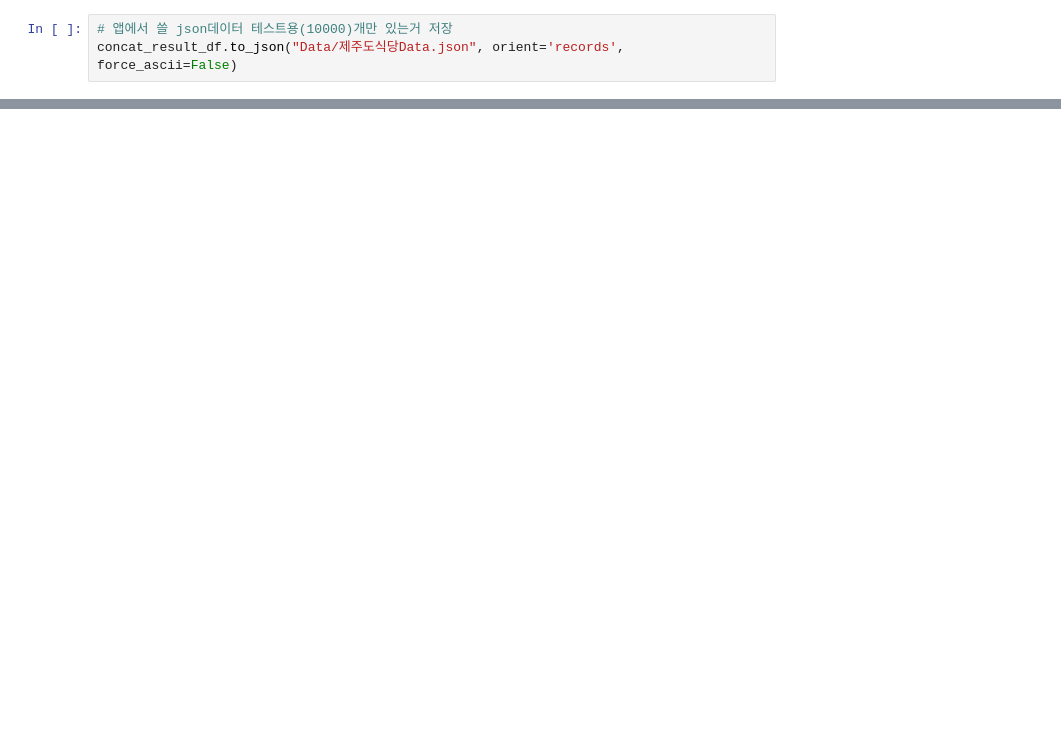
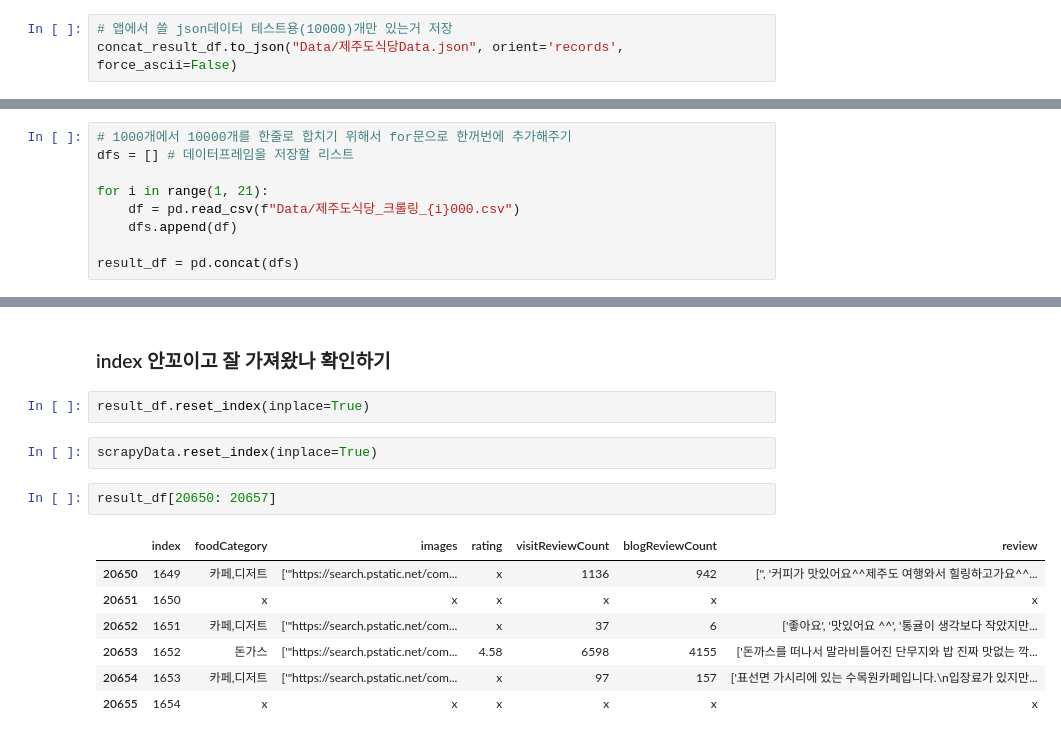
Before and after one commit to JejuTravelApp/DataAnalysis, a Jupyter notebook: TY_크롤링데이터전처리.ipynb, the cells around one changed output, grey strips where cells are left out. Saved outputs shown, nothing was run; the diff lists cells and outputs as text; blank space fills up the shorter version.

```diff
--- a/TY_크롤링데이터전처리.ipynb
+++ b/TY_크롤링데이터전처리.ipynb
@@ -121,0 +148,9 @@ concat_result_df.to_json("Data/제주도식당Data.json", orient='records', forc
+# %%
+# 1000개에서 10000개를 한줄로 합치기 위해서 for문으로 한꺼번에 추가해주기
+dfs = [] # 데이터프레임을 저장할 리스트
+
+for i in range(1, 21):
+    df = pd.read_csv(f"Data/제주도식당_크롤링_{i}000.csv")
+    dfs.append(df)
+
+result_df = pd.concat(dfs)
@@ -121,0 +172,16 @@ concat_result_df.to_json("Data/제주도식당Data.json", orient='records', forc
+# %% [markdown]
+### index 안꼬이고 잘 가져왔나 확인하기
+# %%
+result_df.reset_index(inplace=True)
+# %%
+scrapyData.reset_index(inplace=True)
+# %%
+result_df[20650: 20657]
+# %% [output]
+|  | index | foodCategory | images | rating | visitReviewCount | blogReviewCount | review |
+| 20650 | 1649 | 카페,디저트 | ['"https://search.pstatic.net/com... | x | 1136 | 942 | ['', '커피가 맛있어요^^제주도 여행와서 힐링하고가요^^... |
+| 20651 | 1650 | x | x | x | x | x | x |
+| 20652 | 1651 | 카페,디저트 | ['"https://search.pstatic.net/com... | x | 37 | 6 | ['좋아요', '맛있어요 ^^', '통귤이 생각보다 작았지만... |
+| 20653 | 1652 | 돈가스 | ['"https://search.pstatic.net/com... | 4.58 | 6598 | 4155 | ['돈까스를 떠나서 말라비틀어진 단무지와 밥 진짜 맛없는 깍... |
+| 20654 | 1653 | 카페,디저트 | ['"https://search.pstatic.net/com... | x | 97 | 157 | ['표선면 가시리에 있는 수목원카페입니다.\n입장료가 있지만... |
+| 20655 | 1654 | x | x | x | x | x | x |
```
Also changed, not shown: parts of 10 cells of this notebook, 5 other files.
